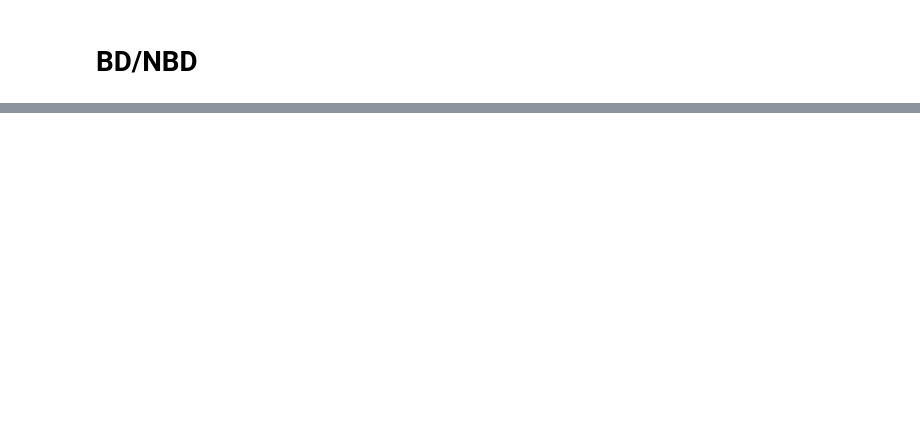
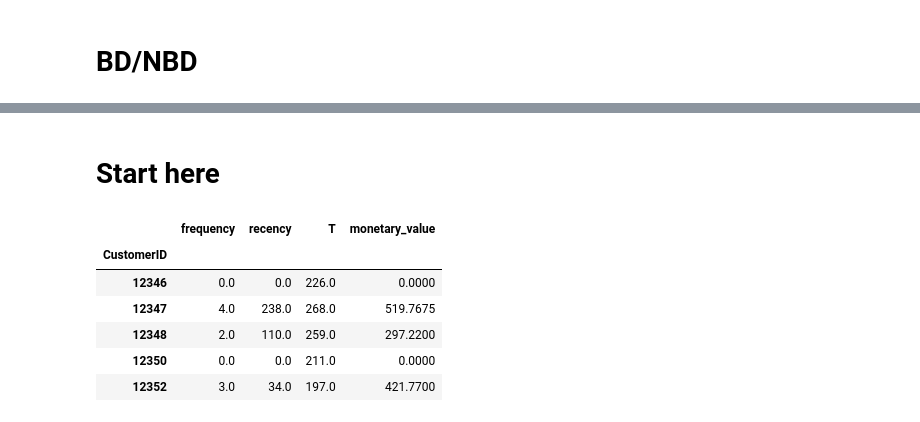
Before and after one commit to yuchenyeh/Machine-Learning-with-Python, a Jupyter notebook: CLV.ipynb, the cells around one changed output, grey strips where cells are left out. Saved outputs shown, nothing was run; the diff lists cells and outputs as text; code cells hidden in the pictures; blank space fills up the shorter version.

```diff
--- a/CLV.ipynb
+++ b/CLV.ipynb
@@ -514,0 +481,13 @@ plot_history_alive(bgf, days_since_birth, sp_trans, 'InvoiceDate')
+# %% [markdown]
+# Start here
+# %%
+data = summary_data_from_transaction_data(df, 'CustomerID', 'InvoiceDate', monetary_value_col='Revenue', observation_period_end='2011-09-01')
+data.head()
+# %% [output]
+|  | frequency | recency | T | monetary_value |
+| CustomerID |  |  |  |  |
+| 12346 | 0.0 | 0.0 | 226.0 | 0.0000 |
+| 12347 | 4.0 | 238.0 | 268.0 | 519.7675 |
+| 12348 | 2.0 | 110.0 | 259.0 | 297.2200 |
+| 12350 | 0.0 | 0.0 | 211.0 | 0.0000 |
+| 12352 | 3.0 | 34.0 | 197.0 | 421.7700 |
```
Also changed, not shown: parts of 57 cells of this notebook, 3 other files.
